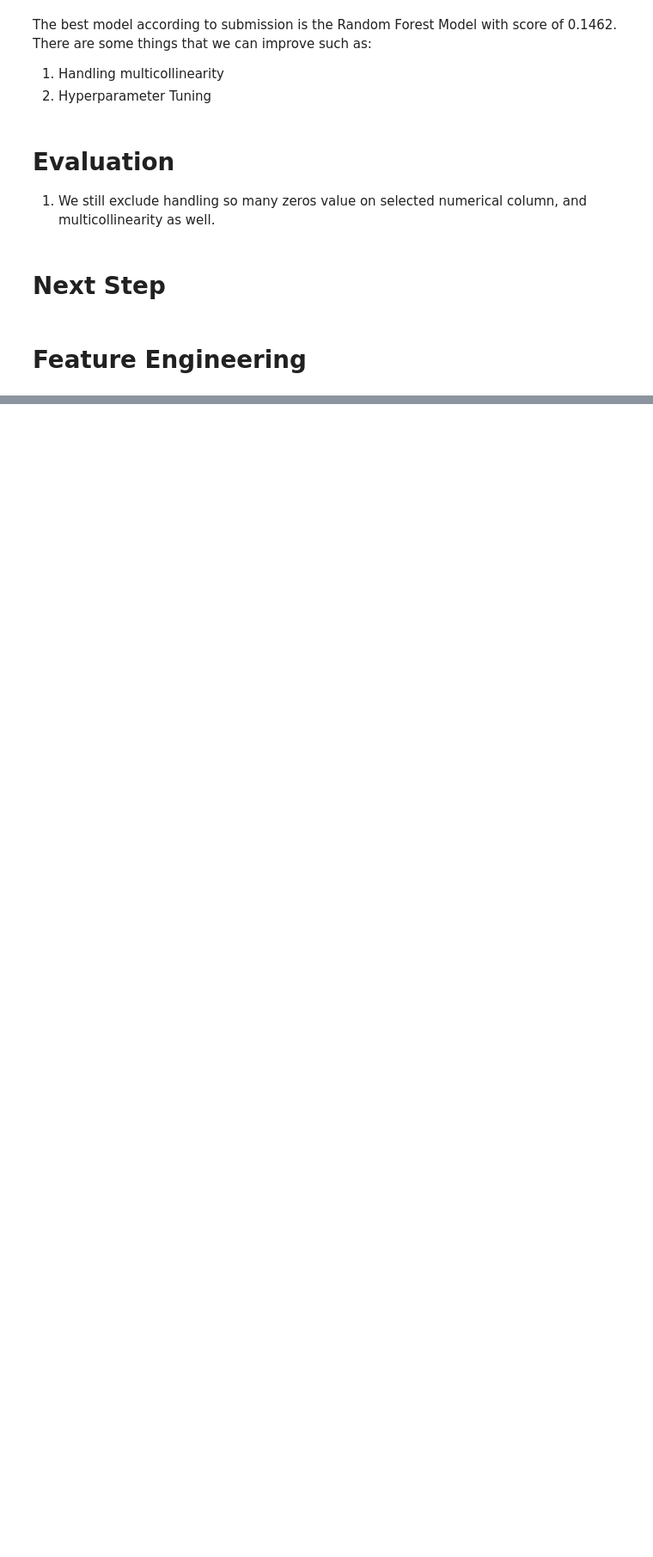
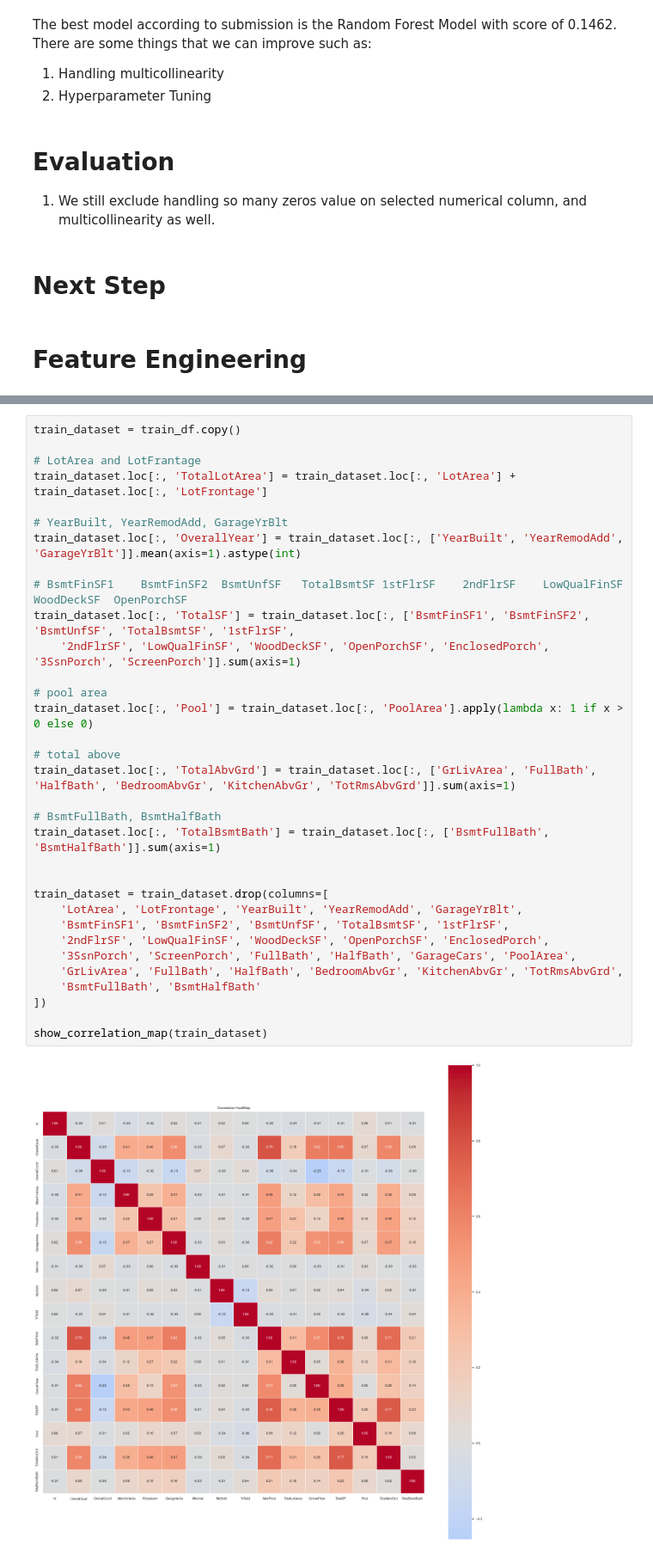
Before and after one commit to marcellinus-witarsah/house-prices-advanced-regression-techniques, a Jupyter notebook: notebooks/04-data-preparation-and-modelling.ipynb, the cells around one changed output, grey strips where cells are left out. Shown at 86% size. Drawn from its saved outputs; the diff is of its cells as text; blank space fills up the shorter version.

```diff
--- a/notebooks/04-data-preparation-and-modelling.ipynb
+++ b/notebooks/04-data-preparation-and-modelling.ipynb
@@ -564,0 +543,35 @@ np.exp(x*y)
+# %%
+train_dataset = train_df.copy()
+
+# LotArea and LotFrantage
+train_dataset.loc[:, 'TotalLotArea'] = train_dataset.loc[:, 'LotArea'] + train_dataset.loc[:, 'LotFrontage']
+
+# YearBuilt, YearRemodAdd, GarageYrBlt
+train_dataset.loc[:, 'OverallYear'] = train_dataset.loc[:, ['YearBuilt', 'YearRemodAdd', 'GarageYrBlt']].mean(axis=1).astype(int)
+
+# BsmtFinSF1	BsmtFinSF2	BsmtUnfSF	TotalBsmtSF	1stFlrSF	2ndFlrSF	LowQualFinSF	WoodDeckSF	OpenPorchSF
+train_dataset.loc[:, 'TotalSF'] = train_dataset.loc[:, ['BsmtFinSF1', 'BsmtFinSF2', 'BsmtUnfSF', 'TotalBsmtSF',	'1stFlrSF',
+    '2ndFlrSF',	'LowQualFinSF',	'WoodDeckSF', 'OpenPorchSF', 'EnclosedPorch', '3SsnPorch', 'ScreenPorch']].sum(axis=1)
+
+# pool area
+train_dataset.loc[:, 'Pool'] = train_dataset.loc[:, 'PoolArea'].apply(lambda x: 1 if x > 0 else 0)
+
+# total above
+train_dataset.loc[:, 'TotalAbvGrd'] = train_dataset.loc[:, ['GrLivArea', 'FullBath', 'HalfBath', 'BedroomAbvGr', 'KitchenAbvGr', 'TotRmsAbvGrd']].sum(axis=1)
+
+# BsmtFullBath, BsmtHalfBath
+train_dataset.loc[:, 'TotalBsmtBath'] = train_dataset.loc[:, ['BsmtFullBath', 'BsmtHalfBath']].sum(axis=1)
+
+
+train_dataset = train_dataset.drop(columns=[
+    'LotArea', 'LotFrontage', 'YearBuilt', 'YearRemodAdd', 'GarageYrBlt',
+    'BsmtFinSF1', 'BsmtFinSF2',	'BsmtUnfSF', 'TotalBsmtSF',	'1stFlrSF',
+    '2ndFlrSF',	'LowQualFinSF',	'WoodDeckSF', 'OpenPorchSF', 'EnclosedPorch',
+    '3SsnPorch', 'ScreenPorch', 'FullBath', 'HalfBath', 'GarageCars', 'PoolArea',
+    'GrLivArea', 'FullBath', 'HalfBath', 'BedroomAbvGr', 'KitchenAbvGr', 'TotRmsAbvGrd',
+    'BsmtFullBath', 'BsmtHalfBath'
+])
+
+show_correlation_map(train_dataset)
+# %% [output]
+[figure, added]
```
Also changed, not shown: parts of 15 cells of this notebook.
